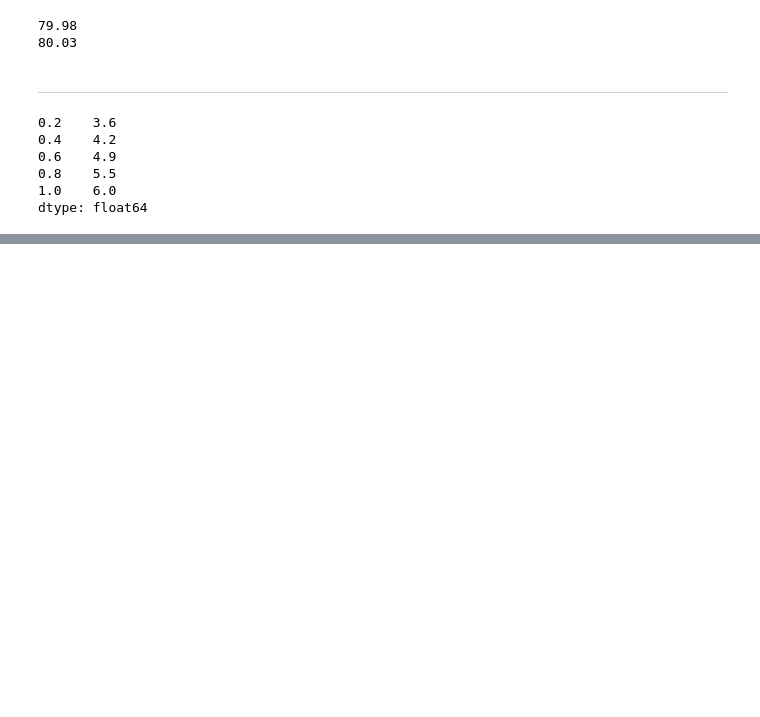
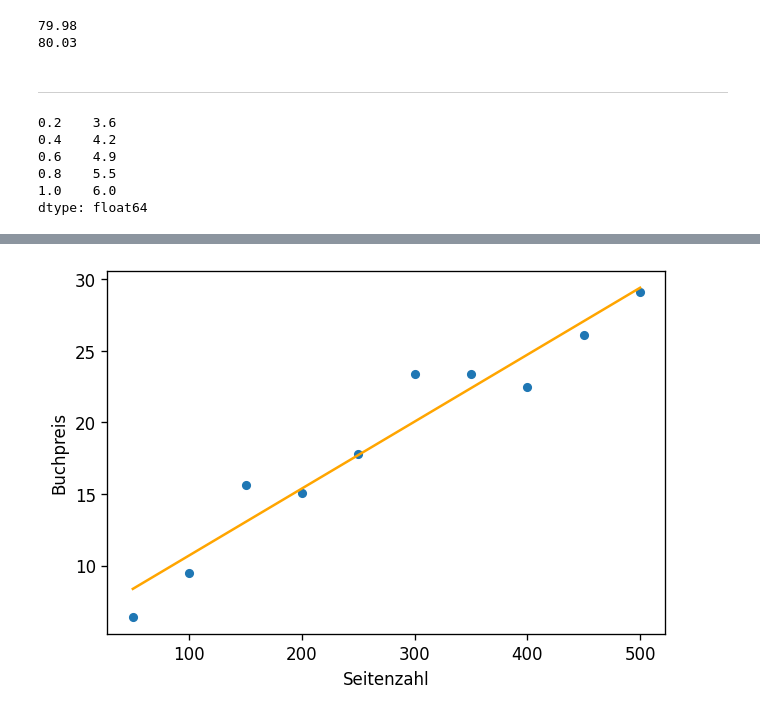
Before and after one commit to joelvonrotz/BSc-electrical-engineering, a Jupyter notebook: semester 3/math/stochastic.ipynb, the cells around one changed output, grey strips where cells are left out. Cells and saved outputs as stored; diff of their text form; code cells hidden in the pictures; blank space fills up the shorter version.

```diff
--- a/semester 3/math/stochastic.ipynb
+++ b/semester 3/math/stochastic.ipynb
@@ -123,0 +206,15 @@ dtype: float64
+# %%
+# draw same scatter graph with regression
+# prepare data
+x = np.linspace(book["pages"].min(), book["pages"].max())
+b, a = np.polyfit(book["pages"], book["prices"], deg=1)
+
+# plot
+book.plot(kind="scatter", x="pages", y="prices")
+plt.plot(x, a+b*x, c="orange")
+
+plt.xlabel("Seitenzahl")
+plt.ylabel("Buchpreis")
+plt.show()
+# %% [output]
+[figure, added]
```
Also changed, not shown: parts of 12 cells of this notebook, 9 other files.
